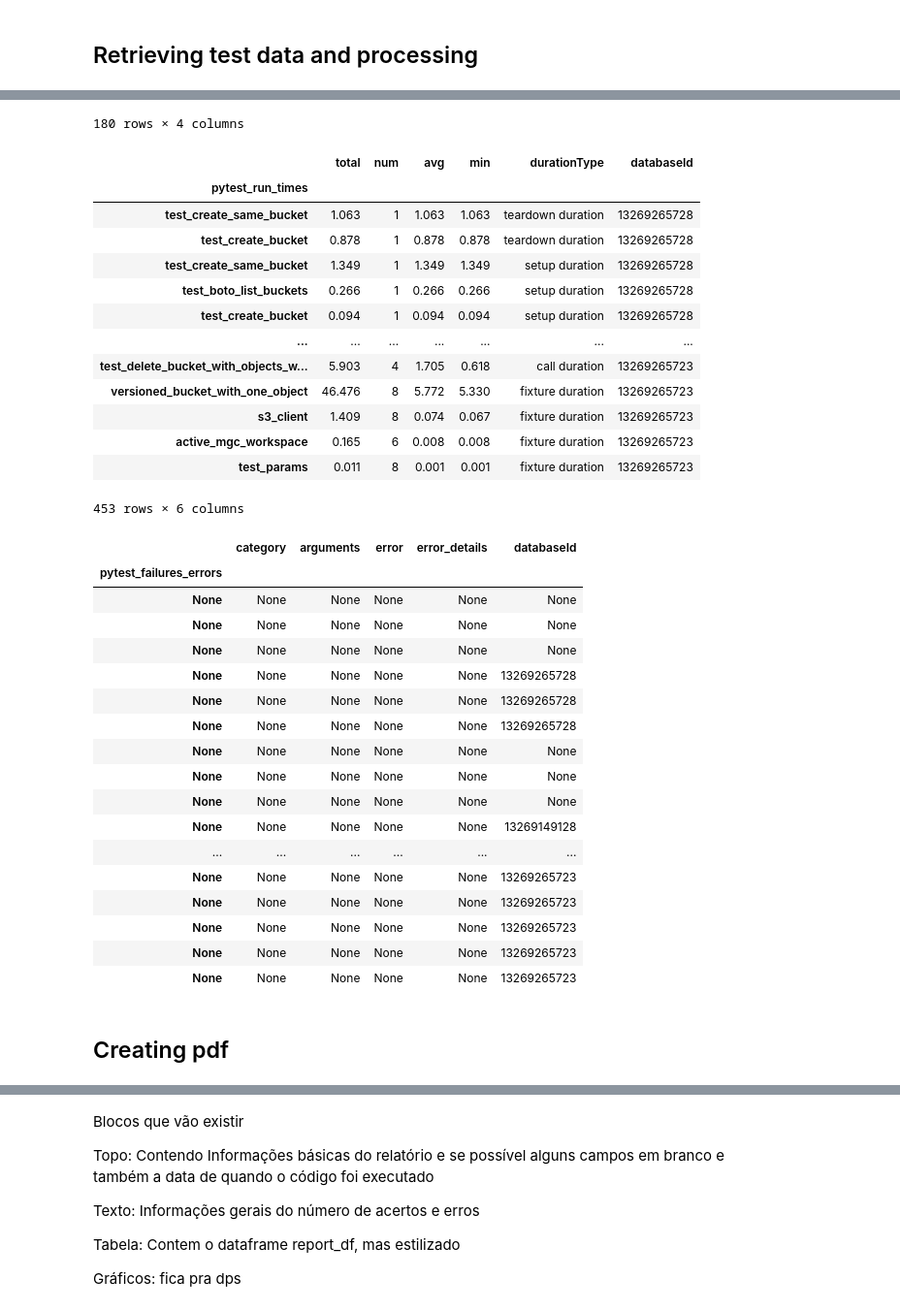
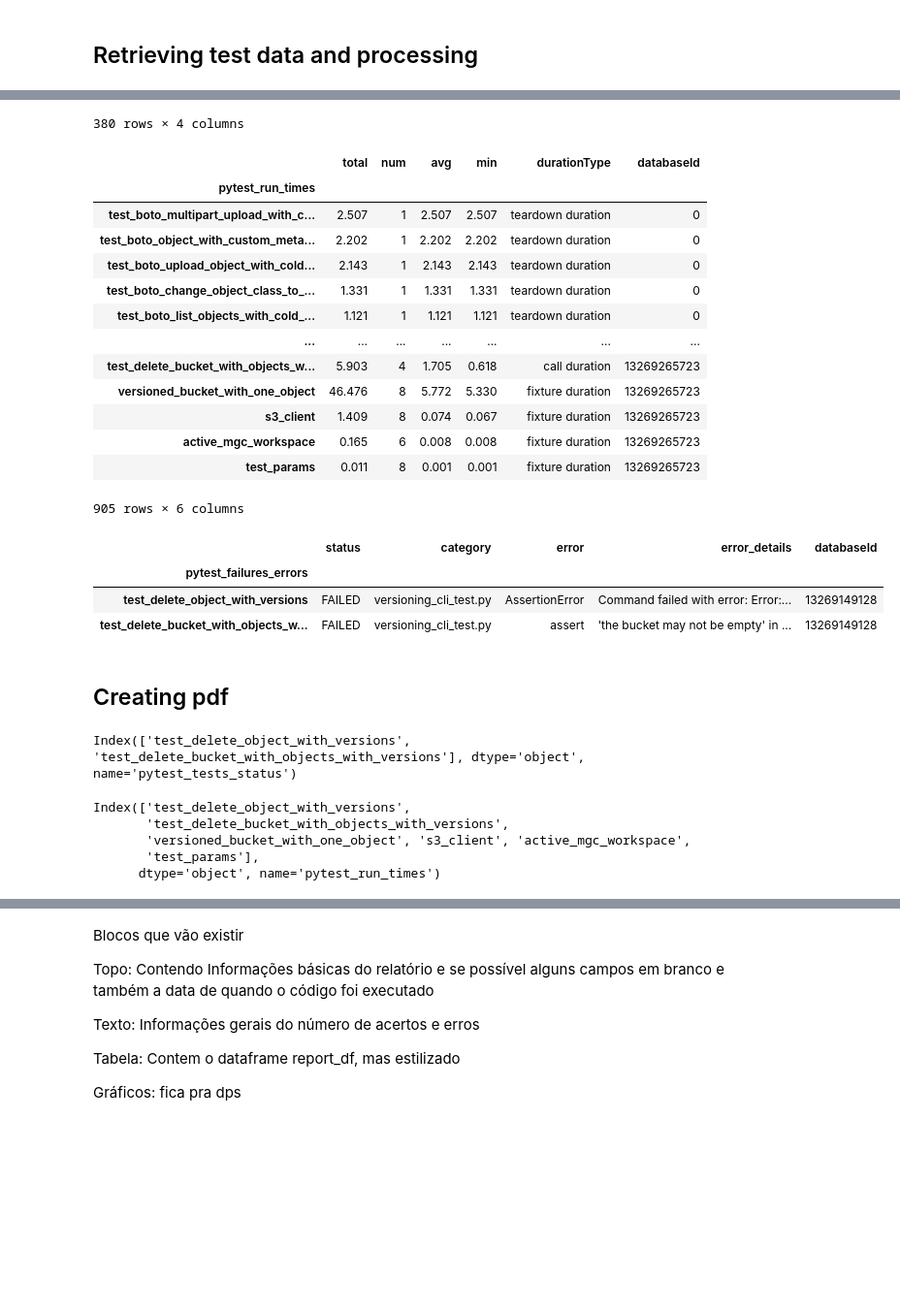
Before and after one commit to 2xlhe/gh-Actions-Reader, a Jupyter notebook: report.ipynb, the cells around one changed output, grey strips where cells are left out. Shown: that part at 97% size. Drawn from its saved outputs; the diff is of its cells as text; code cells hidden in the pictures; blank space fills up the shorter version.

Commit message:
Finished parsing refactor of pytest log

```diff
--- a/report.ipynb
+++ b/report.ipynb
@@ -45,8 +40,8 @@ ValueError: 5 columns passed, passed data had 2 columns
 # %%
 # Trocar databaseId por jobId
-display(all_tests_df[all_tests_df['arguments'].notna()])
+display(all_tests_df.dropna())
 display(all_times_df[all_times_df['databaseId'].notna()])
-display(all_failures_df[all_failures_df['databaseId'] != None])
+display(all_failures_df.dropna())
 # %% [output]
 |  | status | category | arguments | databaseId |
 | pytest_tests_status |  |  |  |  |
@@ -64,36 +59,34 @@ display(all_failures_df[all_failures_df['databaseId'] != None])
-180 rows × 4 columns
+380 rows × 4 columns
 |  | total | num | avg | min | durationType | databaseId |
 | pytest_run_times |  |  |  |  |  |  |
-| test_create_same_bucket | 1.063 | 1 | 1.063 | 1.063 | teardown duration | 13269265728 |
-| test_create_bucket | 0.878 | 1 | 0.878 | 0.878 | teardown duration | 13269265728 |
-| test_create_same_bucket | 1.349 | 1 | 1.349 | 1.349 | setup duration | 13269265728 |
-| test_boto_list_buckets | 0.266 | 1 | 0.266 | 0.266 | setup duration | 13269265728 |
-| test_create_bucket | 0.094 | 1 | 0.094 | 0.094 | setup duration | 13269265728 |
+| test_boto_multipart_upload_with_c... | 2.507 | 1 | 2.507 | 2.507 | teardown duration | 0 |
+| test_boto_object_with_custom_meta... | 2.202 | 1 | 2.202 | 2.202 | teardown duration | 0 |
+| test_boto_upload_object_with_cold... | 2.143 | 1 | 2.143 | 2.143 | teardown duration | 0 |
+| test_boto_change_object_class_to_... | 1.331 | 1 | 1.331 | 1.331 | teardown duration | 0 |
+| test_boto_list_objects_with_cold_... | 1.121 | 1 | 1.121 | 1.121 | teardown duration | 0 |
 | ... | ... | ... | ... | ... | ... | ... |
 | test_delete_bucket_with_objects_w... | 5.903 | 4 | 1.705 | 0.618 | call duration | 13269265723 |
 | versioned_bucket_with_one_object | 46.476 | 8 | 5.772 | 5.330 | fixture duration | 13269265723 |
 | s3_client | 1.409 | 8 | 0.074 | 0.067 | fixture duration | 13269265723 |
 | active_mgc_workspace | 0.165 | 6 | 0.008 | 0.008 | fixture duration | 13269265723 |
 | test_params | 0.011 | 8 | 0.001 | 0.001 | fixture duration | 13269265723 |
-453 rows × 6 columns
+905 rows × 6 columns
-|  | category | arguments | error | error_details | databaseId |
+|  | status | category | error | error_details | databaseId |
 | pytest_failures_errors |  |  |  |  |  |
-| None | None | None | None | None | None |
-| None | None | None | None | None | None |
-| None | None | None | None | None | None |
-| None | None | None | None | None | 13269265728 |
-| None | None | None | None | None | 13269265728 |
-| None | None | None | None | None | 13269265728 |
-| None | None | None | None | None | None |
-| None | None | None | None | None | None |
-| None | None | None | None | None | None |
-| None | None | None | None | None | 13269149128 |
-| ... | ... | ... | ... | ... | ... |
-| None | None | None | None | None | 13269265723 |
-| None | None | None | None | None | 13269265723 |
-| None | None | None | None | None | 13269265723 |
-| None | None | None | None | None | 13269265723 |
-| None | None | None | None | None | 13269265723 |
+| test_delete_object_with_versions | FAILED | versioning_cli_test.py | AssertionError | Command failed with error: Error:... | 13269149128 |
+| test_delete_bucket_with_objects_w... | FAILED | versioning_cli_test.py | assert | 'the bucket may not be empty' in ... | 13269149128 |
 # %% [markdown]
 ## Creating pdf
+# %%
+pytest_tests_status.index.unique()
+# %% [output]
+Index(['test_delete_object_with_versions', 'test_delete_bucket_with_objects_with_versions'], dtype='object', name='pytest_tests_status')
+# %%
+pytest_run_times.index.unique()
+# %% [output]
+Index(['test_delete_object_with_versions',
+       'test_delete_bucket_with_objects_with_versions',
+       'versioned_bucket_with_one_object', 's3_client', 'active_mgc_workspace',
+       'test_params'],
+      dtype='object', name='pytest_run_times')
 # %%
```
Also changed, not shown: parts of 6 cells of this notebook, 1 other file.
